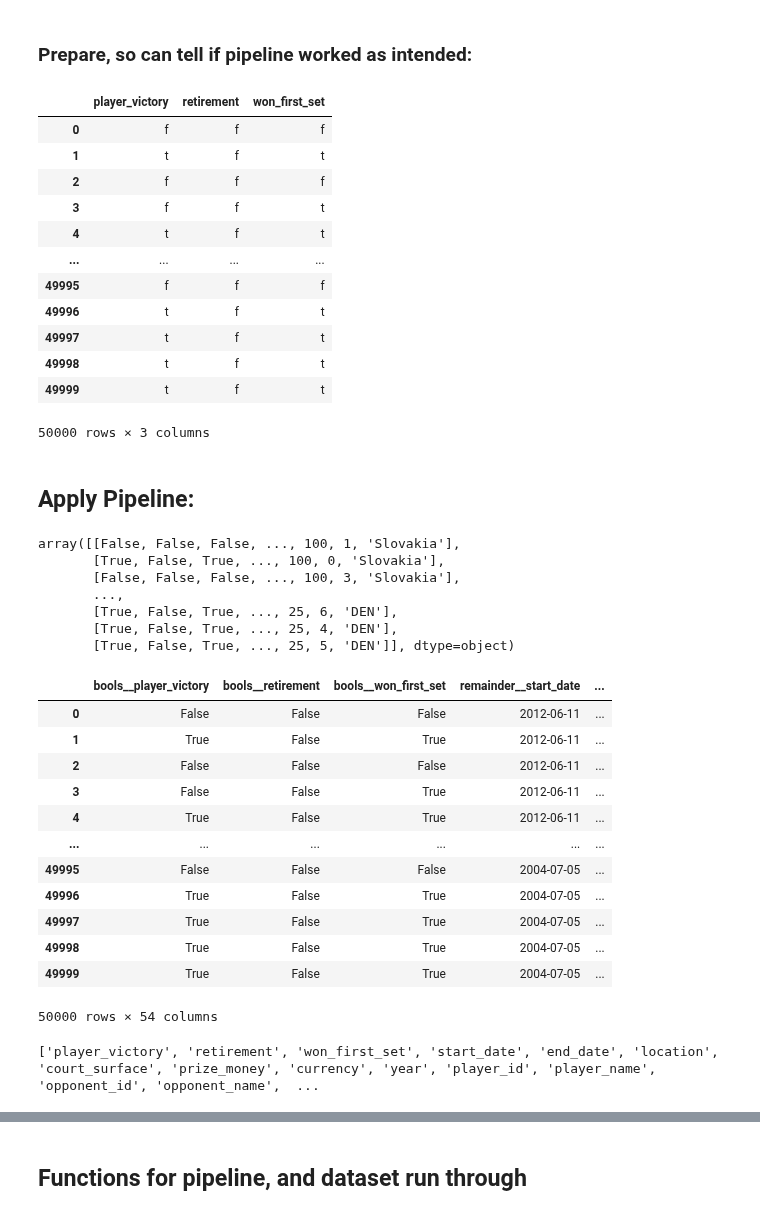
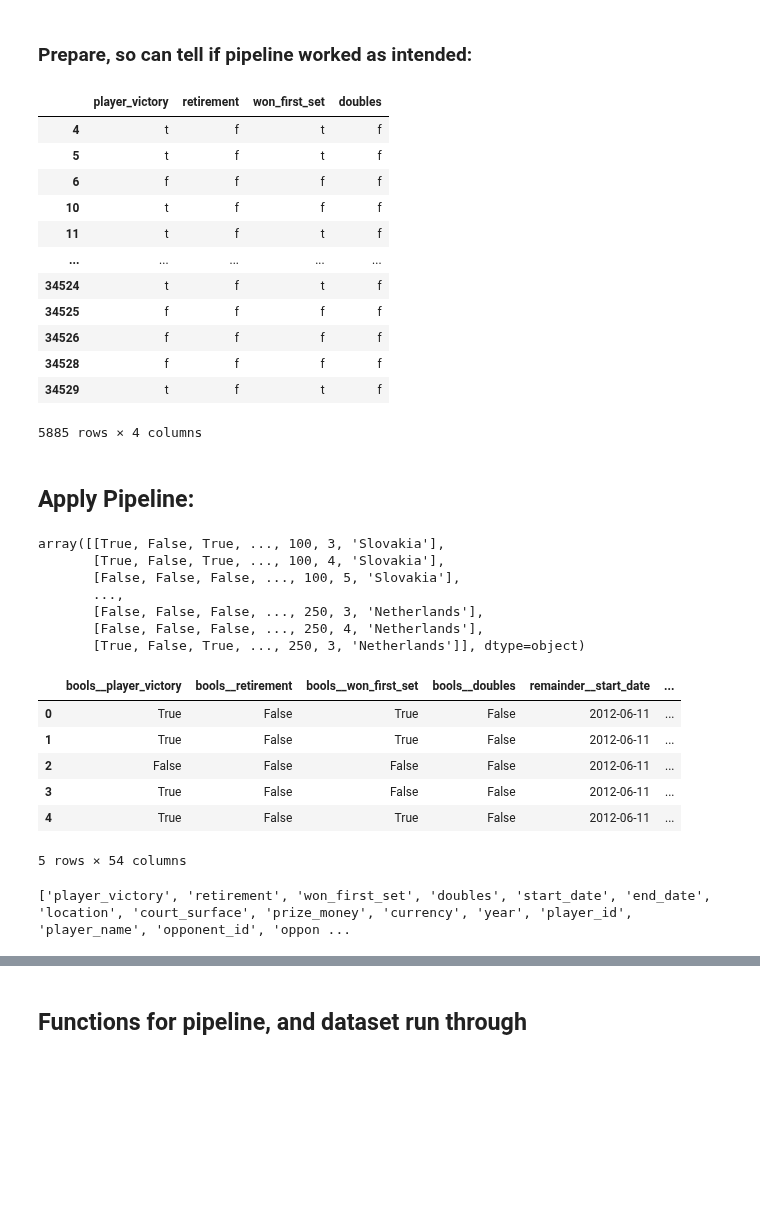
Before and after one commit to hughharford/atp, a Jupyter notebook: atp/notebooks/03_complete_1st_pipeline.ipynb, the cells around one changed output, grey strips where cells are left out. Cells and saved outputs as stored; diff of their text form; code cells hidden in the pictures; blank space fills up the shorter version.

```diff
--- a/atp/notebooks/03_complete_1st_pipeline.ipynb
+++ b/atp/notebooks/03_complete_1st_pipeline.ipynb
@@ -121,8 +122,8 @@ check_numerical_columns = {'prize_money': 0,'sets_won': 0,'games_won': 0,
                       }
 check_mixed_columns = {'seed': 0, 'currency': 0, 'player_name': 0, 'opponent_name': 0, 'duration': 0
                        }
-check_boolean_columns = {'player_victory': 0, 'retirement': 0, 'won_first_set': 0
-                         }
+check_boolean_columns = {'player_victory': 0, 'retirement': 0, 'won_first_set': 0,
+                         'doubles': 0, }
 # %%
 # queries
 single_date_query = {"start_date > 2010": 0}
@@ -133,0 +171,4 @@ plt.plot(matches_df_1st_50k.player_victory);
+# %%
+# Sorting won_first_set
+matches_df_1st_50k = matches_df_1st_50k[matches_df_1st_50k["won_first_set"].isin(["t","f"])]
+matches_df_1st_50k.won_first_set.value_counts(dropna=False)
@@ -133,0 +179,4 @@ plt.plot(matches_df_1st_50k.player_victory);
+# %%
+# Sorting the 39k empty numerical rows
+# Assuming that if we drop the serve_rating then we also drop the correct all other null rows:
+matches_df_1st_50k = matches_df_1st_50k.dropna()
@@ -176,19 +304,19 @@ pipe_bool = Pipeline([
 # %%
 matches_df_1st_50k[check_boolean_columns.keys()]
 # %% [output]
-|  | player_victory | retirement | won_first_set |
-| 0 | f | f | f |
-| 1 | t | f | t |
-| 2 | f | f | f |
-| 3 | f | f | t |
-| 4 | t | f | t |
-| ... | ... | ... | ... |
-| 49995 | f | f | f |
-| 49996 | t | f | t |
-| 49997 | t | f | t |
-| 49998 | t | f | t |
-| 49999 | t | f | t |
+|  | player_victory | retirement | won_first_set | doubles |
+| 4 | t | f | t | f |
+| 5 | t | f | t | f |
+| 6 | f | f | f | f |
+| 10 | t | f | f | f |
+| 11 | t | f | t | f |
+| ... | ... | ... | ... | ... |
+| 34524 | t | f | t | f |
+| 34525 | f | f | f | f |
+| 34526 | f | f | f | f |
+| 34528 | f | f | f | f |
+| 34529 | t | f | t | f |
-50000 rows × 3 columns
+5885 rows × 4 columns
 # %% [markdown]
 ## Apply Pipeline:
 # %%
@@ -196,13 +324,13 @@ matches_booleans = pipe_bool.fit_transform(matches_df_1st_50k)
 # %%
 matches_booleans
 # %% [output]
-array([[False, False, False, ..., 100, 1, 'Slovakia'],
-       [True, False, True, ..., 100, 0, 'Slovakia'],
-       [False, False, False, ..., 100, 3, 'Slovakia'],
+array([[True, False, True, ..., 100, 3, 'Slovakia'],
+       [True, False, True, ..., 100, 4, 'Slovakia'],
+       [False, False, False, ..., 100, 5, 'Slovakia'],
        ...,
-       [True, False, True, ..., 25, 6, 'DEN'],
-       [True, False, True, ..., 25, 4, 'DEN'],
-       [True, False, True, ..., 25, 5, 'DEN']], dtype=object)
+       [False, False, False, ..., 250, 3, 'Netherlands'],
+       [False, False, False, ..., 250, 4, 'Netherlands'],
+       [True, False, True, ..., 250, 3, 'Netherlands']], dtype=object)
 # %%
 # convert back into dataframe, with (updated) column headings
 matches_booleans = pd.DataFrame(
@@ -211,31 +339,25 @@ matches_booleans = pd.DataFrame(
 ).convert_dtypes()
 # %%
 # confirms preprocessor operated as intended, just renames to sort
-matches_booleans
+matches_booleans.head()
 # %% [output]
-|  | bools__player_victory | bools__retirement | bools__won_first_set | remainder__start_date | ... |
-| 0 | False | False | False | 2012-06-11 | ... |
-| 1 | True | False | True | 2012-06-11 | ... |
-| 2 | False | False | False | 2012-06-11 | ... |
-| 3 | False | False | True | 2012-06-11 | ... |
-| 4 | True | False | True | 2012-06-11 | ... |
-| ... | ... | ... | ... | ... | ... |
-| 49995 | False | False | False | 2004-07-05 | ... |
-| 49996 | True | False | True | 2004-07-05 | ... |
-| 49997 | True | False | True | 2004-07-05 | ... |
-| 49998 | True | False | True | 2004-07-05 | ... |
-| 49999 | True | False | True | 2004-07-05 | ... |
+|  | bools__player_victory | bools__retirement | bools__won_first_set | bools__doubles | remainder__start_date | ... |
+| 0 | True | False | True | False | 2012-06-11 | ... |
+| 1 | True | False | True | False | 2012-06-11 | ... |
+| 2 | False | False | False | False | 2012-06-11 | ... |
+| 3 | True | False | False | False | 2012-06-11 | ... |
+| 4 | True | False | True | False | 2012-06-11 | ... |
-50000 rows × 54 columns
+5 rows × 54 columns
 # %%
-# gather orginal column names
+# gather and collate orginal column names
 original_cols = [c.split("__")[1] for c in matches_booleans.columns]
 zipper = zip(matches_booleans.columns, original_cols)
 print(original_cols)
-
+# apply previous names
 updated_after_pipe__to_before = {i: old_name for i, old_name in zipper} # collecting names, old-new
 matches_booleans = matches_booleans.rename(columns=updated_after_pipe__to_before)
 # %% [output]
-['player_victory', 'retirement', 'won_first_set', 'start_date', 'end_date', 'location', 'court_surface', 'prize_money', 'currency', 'year', 'player_id', 'player_name', 'opponent_id', 'opponent_name',  ...
+['player_victory', 'retirement', 'won_first_set', 'doubles', 'start_date', 'end_date', 'location', 'court_surface', 'prize_money', 'currency', 'year', 'player_id', 'player_name', 'opponent_id', 'oppon ...
 # %%
 matches_booleans.dtypes.head()
 # %% [output]
```
Also changed, not shown: parts of 20 cells of this notebook, 1 other file.
